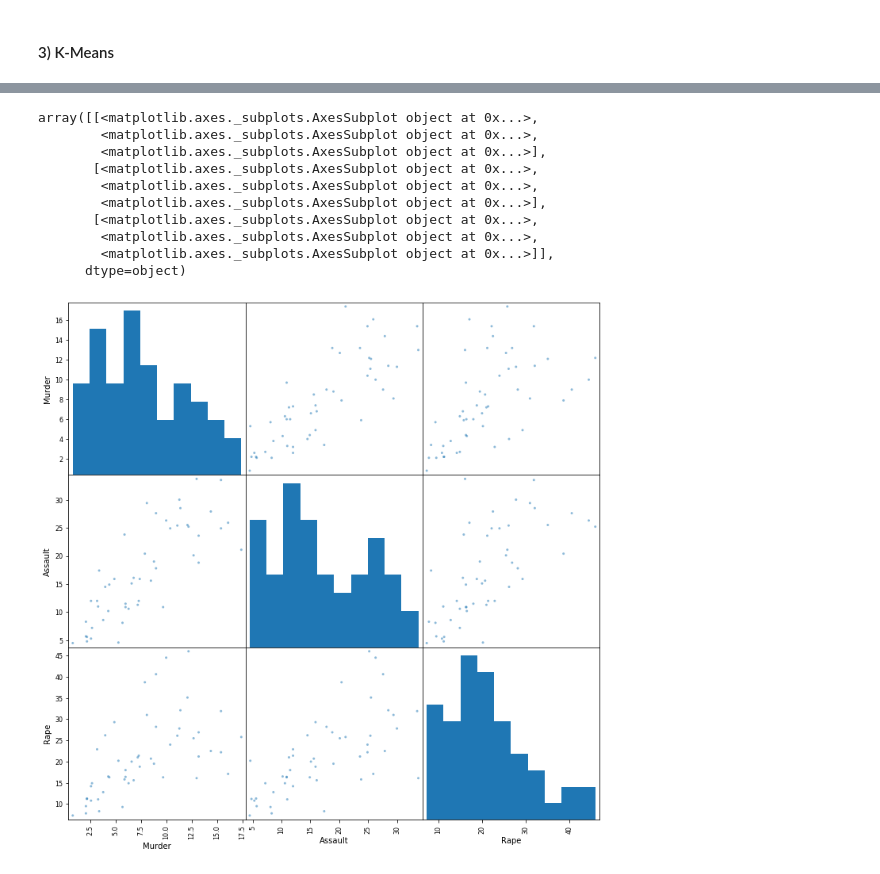
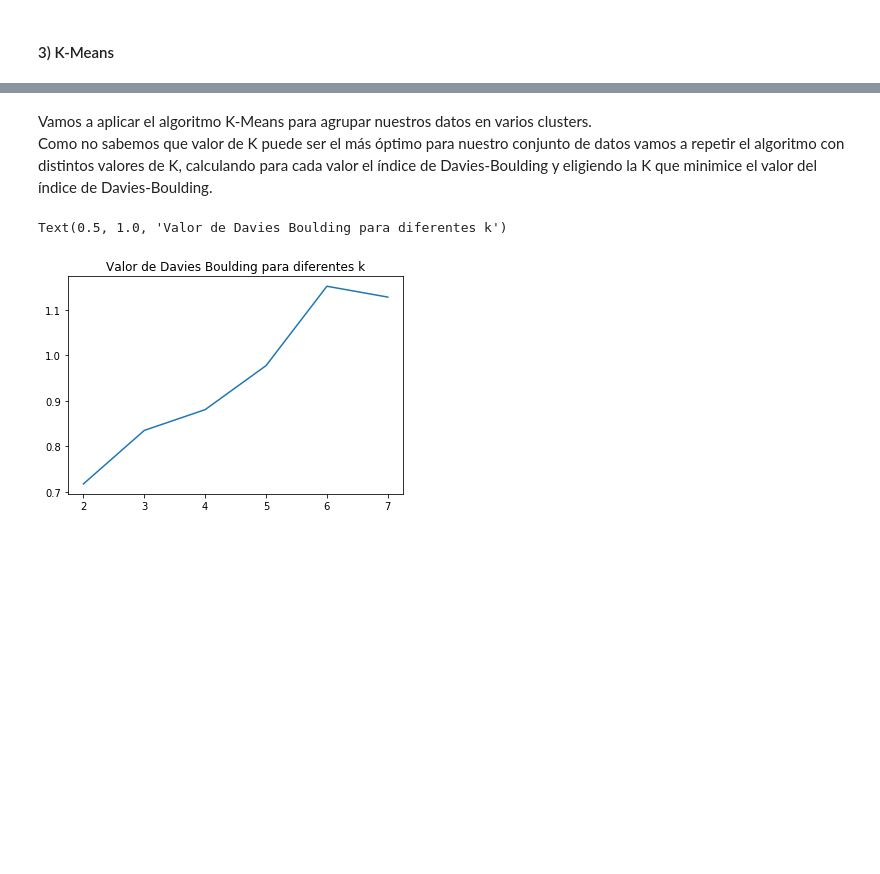
Before and after one commit to pablodll/Practicas-IA-2, a Jupyter notebook: Practica1/Practica1.ipynb, the cells around one changed output, grey strips where cells are left out. Saved outputs shown, nothing was run; the diff lists cells and outputs as text; code cells hidden in the pictures; blank space fills up the shorter version.

Commit message:
K-Means

```diff
--- a/Practica1/Practica1.ipynb
+++ b/Practica1/Practica1.ipynb
@@ -110,28 +113,3 @@ sns.pairplot(data)
-# %%
-from pandas.plotting import scatter_matrix
-
-scatter_matrix(data, figsize = (12, 12), diagonal = 'hist')
-# %% [output]
-array([[<matplotlib.axes._subplots.AxesSubplot object at 0x...>,
-        <matplotlib.axes._subplots.AxesSubplot object at 0x...>,
-        <matplotlib.axes._subplots.AxesSubplot object at 0x...>],
-       [<matplotlib.axes._subplots.AxesSubplot object at 0x...>,
-        <matplotlib.axes._subplots.AxesSubplot object at 0x...>,
-        <matplotlib.axes._subplots.AxesSubplot object at 0x...>],
-       [<matplotlib.axes._subplots.AxesSubplot object at 0x...>,
-        <matplotlib.axes._subplots.AxesSubplot object at 0x...>,
-        <matplotlib.axes._subplots.AxesSubplot object at 0x...>]],
-      dtype=object)
-[figure, removed]
-# %%
-# Crear una instancia del agrupador k-means
-km = KMeans(init='random', n_clusters=3, random_state=333)
-
-# Agrupar los puntos en clusters
-km.fit(X)
-
-# Podemos consultar el cluster asignado a cada punto y el centro de cada cluster
-labels = km.labels_
-centers = km.cluster_centers_
-
-plot_clusters(X, labels, centers)
+# %% [markdown]
+Vamos a aplicar el algoritmo K-Means para agrupar nuestros datos en varios clusters.
+Como no sabemos que valor de K puede ser el más óptimo para nuestro conjunto de datos vamos a repetir el algoritmo con distintos valores de K, calculando para cada valor el índice de Davies-Boulding y eligiendo la K que minimice el valor del índice de Davies-Boulding.
@@ -137,0 +122,17 @@ plot_clusters(X, labels, centers)
+# %%
+K_MAX = 8
+davies_boulding = np.zeros(K_MAX-2)
+
+for k in range(2, K_MAX):
+    # Crea una instancia de K-Means
+    km = KMeans(init='random', n_clusters=k, random_state=333)
+    # Agrupa los datos en clusters
+    km.fit(data_scaled)
+    # Calcula el indice de Daves-Bouldin para cada valor de K
+    davies_boulding[k-2] = davies_bouldin_score(data_scaled, km.labels_)
+# %%
+plt.plot(range(2, K_MAX), davies_boulding)
+plt.title('Valor de Davies Boulding para diferentes k')
+# %% [output]
+Text(0.5, 1.0, 'Valor de Davies Boulding para diferentes k')
+[figure, added]
```
Also changed, not shown: parts of 19 cells of this notebook.
